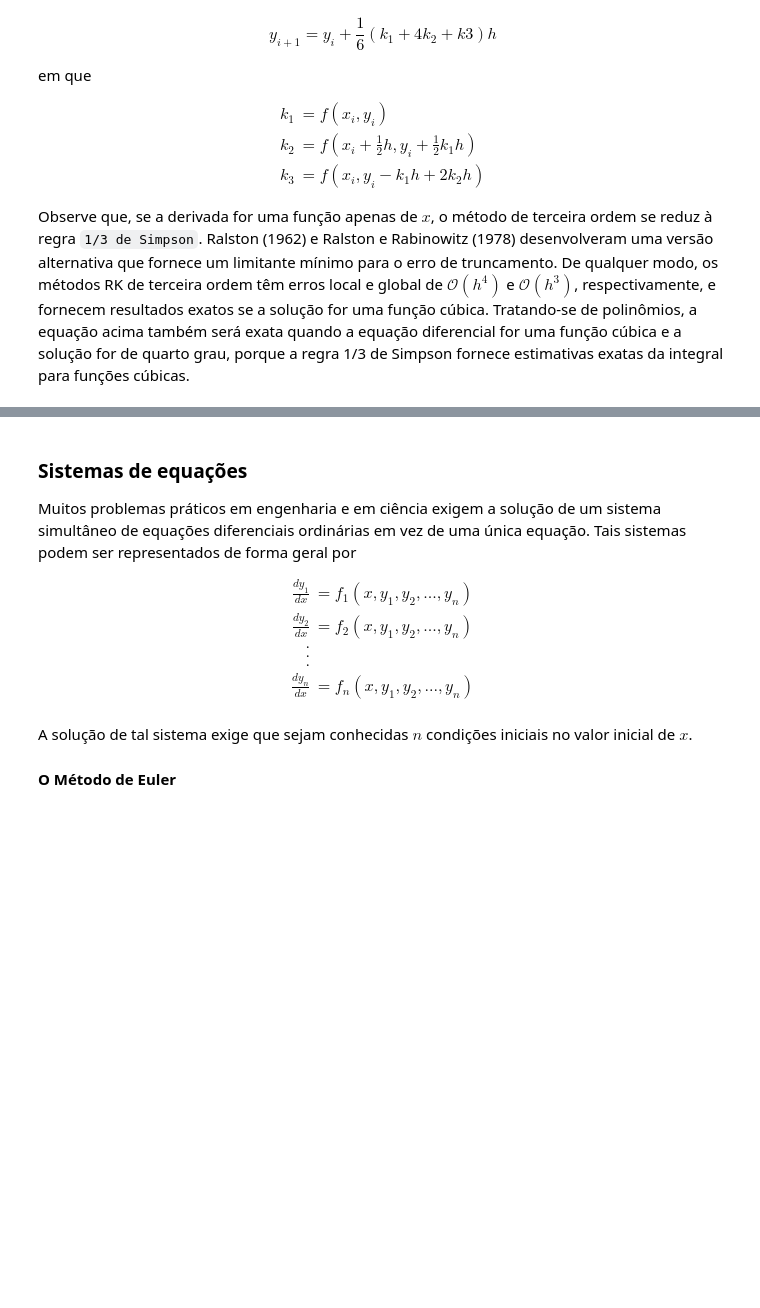
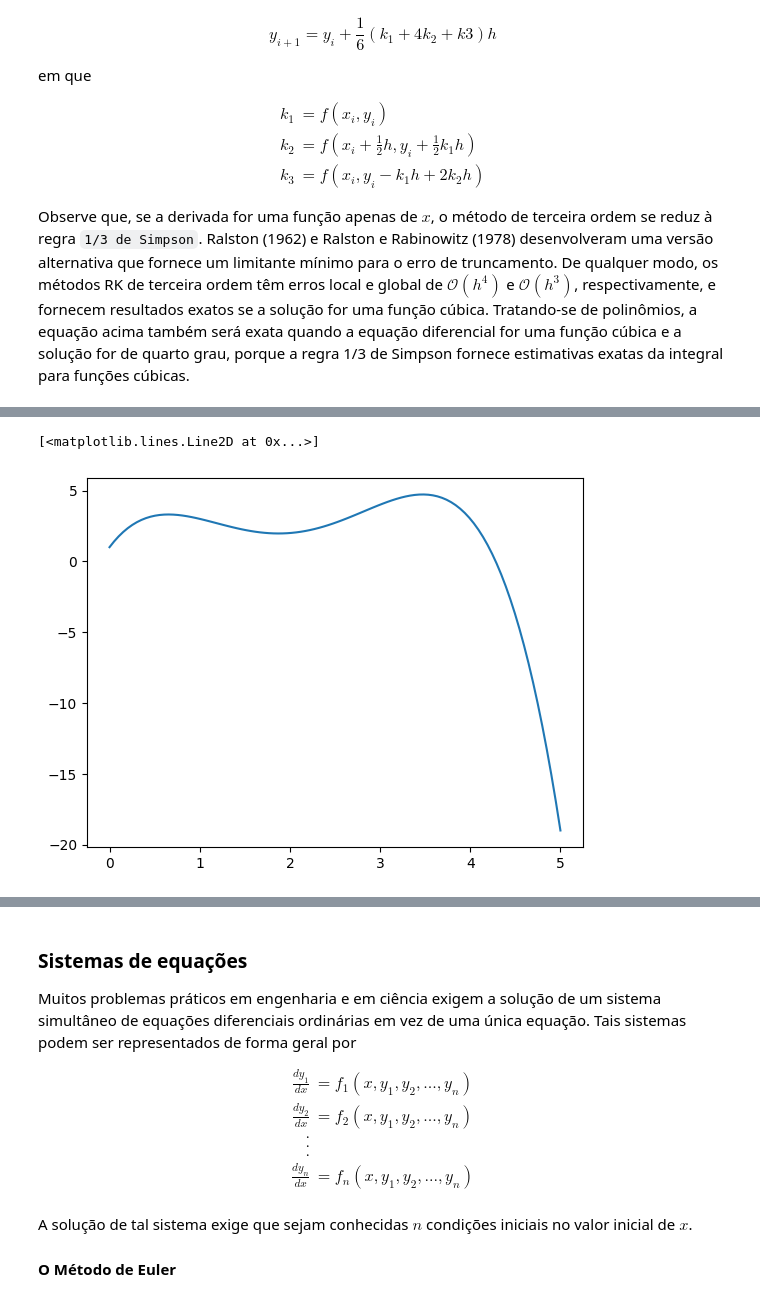
Before and after one commit to vnikoofard/numerical_methods_using_python, a Jupyter notebook: 10-EDO.ipynb, the cells around one changed output, grey strips where cells are left out. Drawn from its saved outputs; the diff is of its cells as text; code cells hidden in the pictures; blank space fills up the shorter version.

```diff
--- a/10-EDO.ipynb
+++ b/10-EDO.ipynb
@@ -443,3 +470,11 @@ def RK4(func, xi, yi, h):
+# %%
+x_eval = np.linspace(0, 5, 100)
+res = solve_ivp(f,(0,5),[1], t_eval=x_eval)
+# %%
+plt.plot(x_eval, res.y[0])
+# %% [output]
+[<matplotlib.lines.Line2D at 0x...>]
+[figure, added]
 # %% [markdown]
 ### Metodos de Runge-Kutta de ordem superiores
 
```
Also changed, not shown: parts of 18 cells of this notebook.
